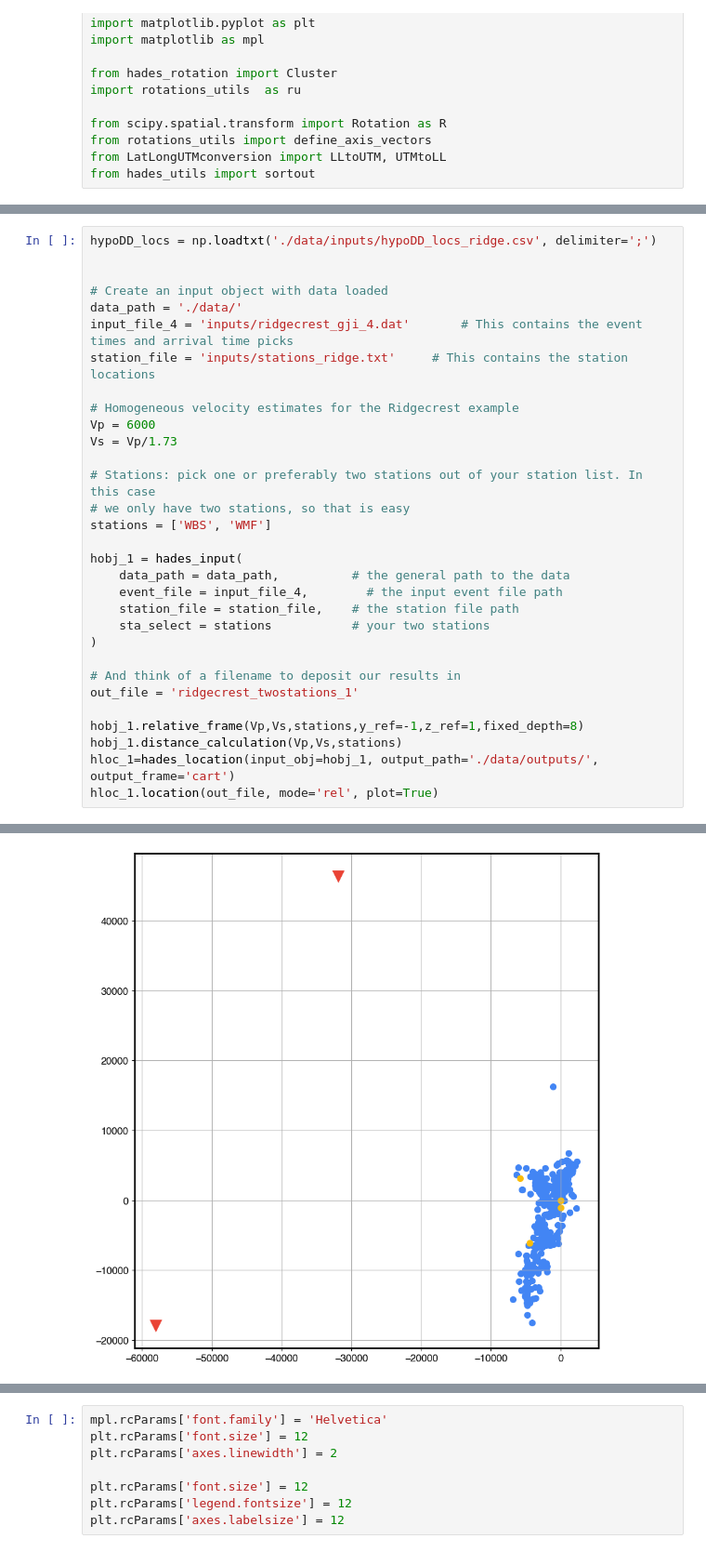
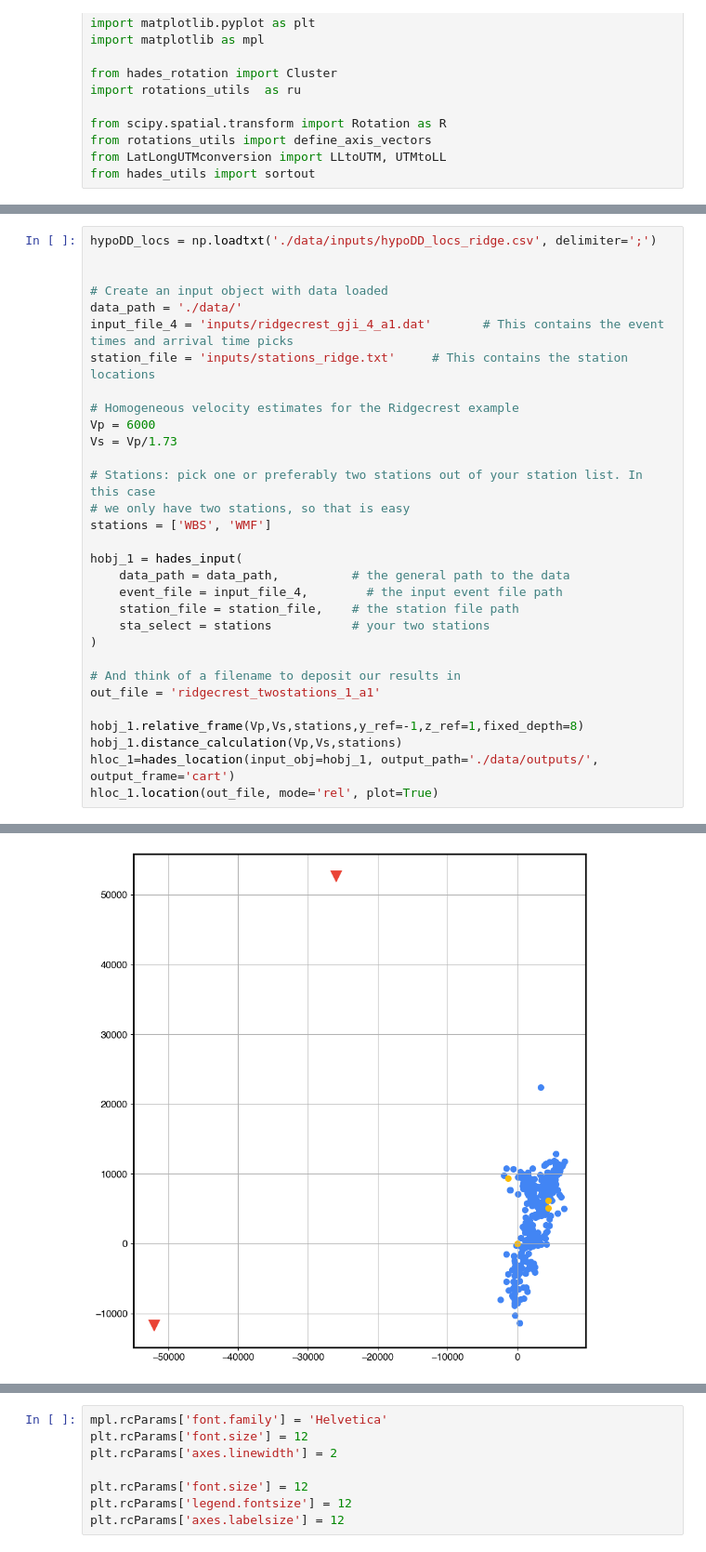
Before and after one commit to ktuin/HADES-R, a Jupyter notebook: notebooks/ridgecrest_example_part2.ipynb, the cells around one changed output, grey strips where cells are left out. Shown at 93% size. Saved outputs shown, nothing was run; the diff lists cells and outputs as text.

```diff
--- a/notebooks/ridgecrest_example_part2.ipynb
+++ b/notebooks/ridgecrest_example_part2.ipynb
@@ -77,34 +90,34 @@ hypoDD_locs = np.loadtxt('./data/inputs/hypoDD_locs_ridge.csv', delimiter=';')
 
 
 # Create an input object with data loaded
 data_path = './data/'
-input_file_4 = 'inputs/ridgecrest_gji_4.dat'       # This contains the event times and arrival time picks
+input_file_4 = 'inputs/ridgecrest_gji_4_a1.dat'       # This contains the event times and arrival time picks
 station_file = 'inputs/stations_ridge.txt'     # This contains the station locations
 
 # Homogeneous velocity estimates for the Ridgecrest example
 Vp = 6000
 Vs = Vp/1.73
 
 # Stations: pick one or preferably two stations out of your station list. In this case
 # we only have two stations, so that is easy
 stations = ['WBS', 'WMF']
 
 hobj_1 = hades_input(
     data_path = data_path,          # the general path to the data
     event_file = input_file_4,        # the input event file path
     station_file = station_file,    # the station file path
     sta_select = stations           # your two stations
 )
 
 # And think of a filename to deposit our results in
-out_file = 'ridgecrest_twostations_1'
+out_file = 'ridgecrest_twostations_1_a1'
 
 hobj_1.relative_frame(Vp,Vs,stations,y_ref=-1,z_ref=1,fixed_depth=8)
 hobj_1.distance_calculation(Vp,Vs,stations)
 hloc_1=hades_location(input_obj=hobj_1, output_path='./data/outputs/', output_frame='cart')
 hloc_1.location(out_file, mode='rel', plot=True)
 # %% [output]
  Locating events  99 %
 'Location process completed, number of located events: 320 '
-[figure, old version]
+[figure, new version]
 # %%
```
Also changed, not shown: parts of 16 cells of this notebook, 15 other files.
